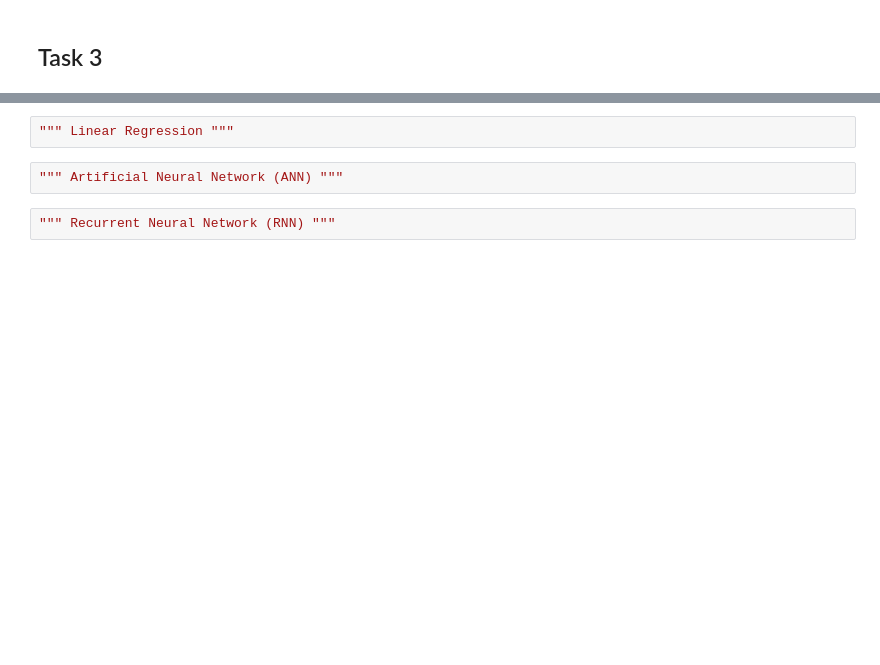
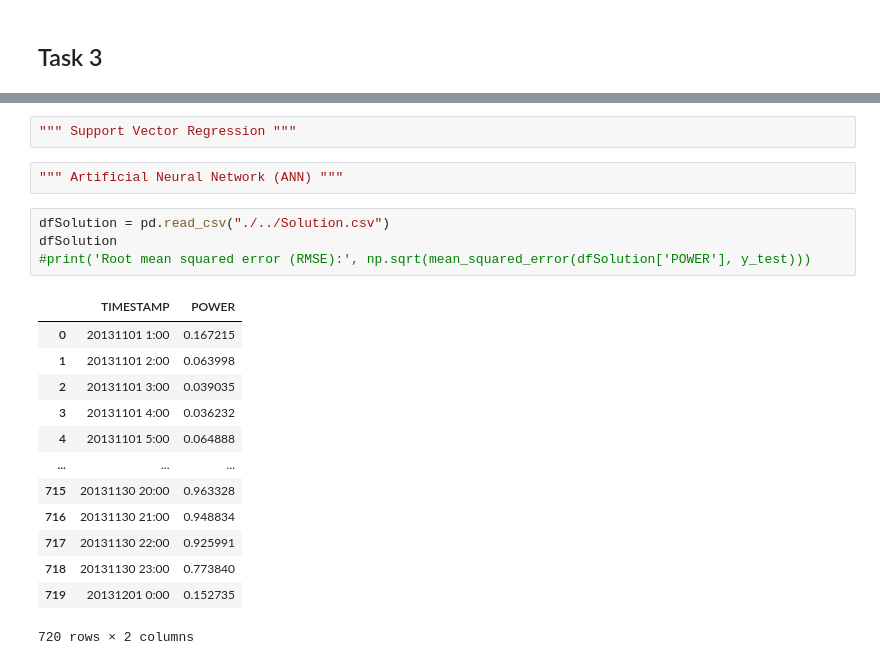
Before and after one commit to danny1401/IN5410-Assignment2, a Jupyter notebook: Task3/task3.ipynb, the cells around one changed output, grey strips where cells are left out. Saved outputs shown, nothing was run; the diff lists cells and outputs as text; blank space fills up the shorter version.

```diff
--- a/Task3/task3.ipynb
+++ b/Task3/task3.ipynb
@@ -48,6 +100,22 @@ dfTrainingData = dfTrainingData.drop(columns=['U10', 'V10', 'WS10'])
 # %%
-""" Linear Regression """
+""" Support Vector Regression """
 # %%
 """ Artificial Neural Network (ANN) """
-# %%
-""" Recurrent Neural Network (RNN) """
+# %%
+dfSolution = pd.read_csv("./../Solution.csv")
+dfSolution
+#print('Root mean squared error (RMSE):', np.sqrt(mean_squared_error(dfSolution['POWER'], y_test)))
+# %% [output]
+|  | TIMESTAMP | POWER |
+| 0 | 20131101 1:00 | 0.167215 |
+| 1 | 20131101 2:00 | 0.063998 |
+| 2 | 20131101 3:00 | 0.039035 |
+| 3 | 20131101 4:00 | 0.036232 |
+| 4 | 20131101 5:00 | 0.064888 |
+| ... | ... | ... |
+| 715 | 20131130 20:00 | 0.963328 |
+| 716 | 20131130 21:00 | 0.948834 |
+| 717 | 20131130 22:00 | 0.925991 |
+| 718 | 20131130 23:00 | 0.773840 |
+| 719 | 20131201 0:00 | 0.152735 |
+720 rows × 2 columns
```
Also changed, not shown: parts of 6 cells of this notebook, 10 other files.
